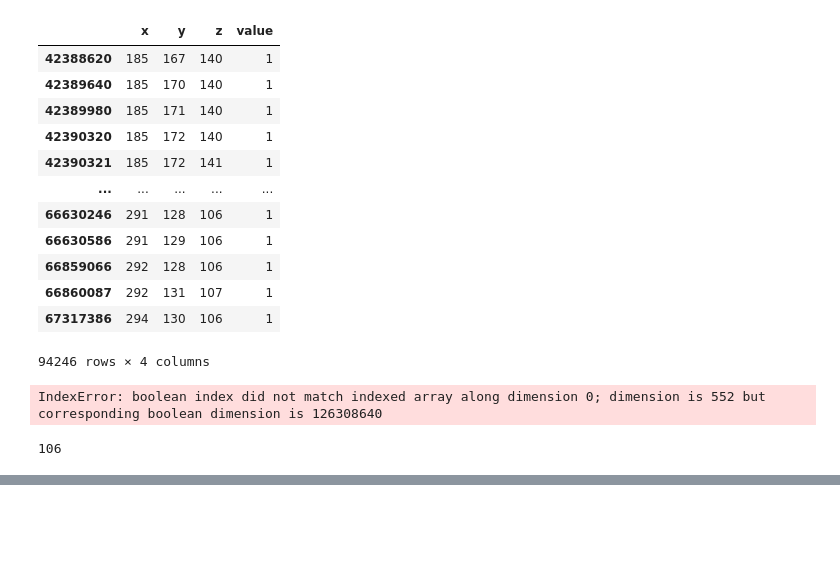
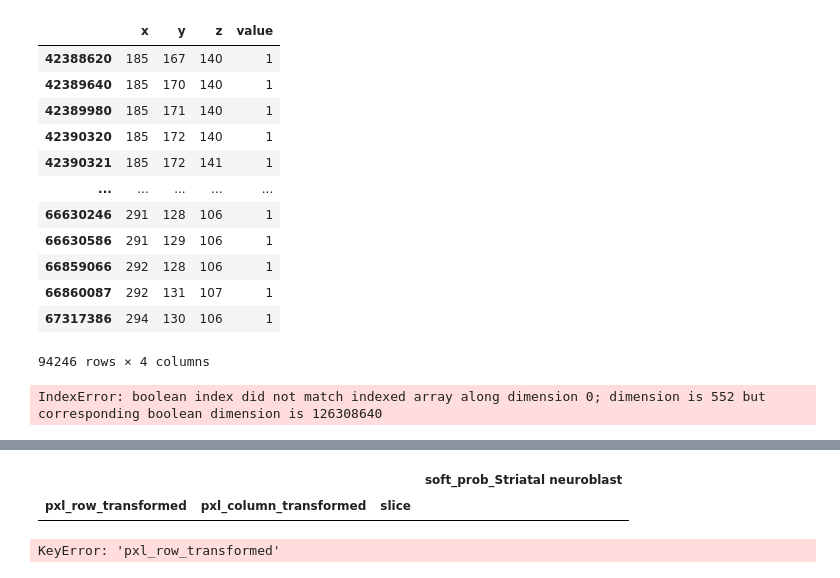
Before and after one commit to Albert-biorem/STalign, a Jupyter notebook: docs/notebooks/Get_all_visiums.ipynb, the cells around one changed output, grey strips where cells are left out. Drawn from its saved outputs; the diff is of its cells as text; code cells hidden in the pictures; blank space fills up the shorter version.

```diff
--- a/docs/notebooks/Get_all_visiums.ipynb
+++ b/docs/notebooks/Get_all_visiums.ipynb
@@ -592,11 +592,10 @@ fig.update_layout(title='3D Scatter Plot')
 fig.update_layout(autosize=True) # remove height=800
 fig.show(renderer="browser")
 # %%
-
-df[df["value"]!=0]["z"].min()
+Striatal_NB = df[["pxl_row_transformed", "pxl_column_transformed", "slice", "soft_prob_Striatal neuroblast"]]
+Striatal_NB.set_index(['pxl_row_transformed', 'pxl_column_transformed', "slice"], inplace=True)
+# Create a SimpleITK image from the numpy array
-# %% [output]
-106
 # %%
-94246
-58568132
-126308640
+%%time
+Striatal_NB.query("pxl_row_transformed == 167 and pxl_column_transformed == 140 and slice == 140 ")
+# %% [output]
@@ -602,0 +604,6 @@ df[df["value"]!=0]["z"].min()
+|  |  |  | soft_prob_Striatal neuroblast |
+| pxl_row_transformed | pxl_column_transformed | slice |  |
+# %%
+Striatal_NB[(Striatal_NB["pxl_row_transformed"] == 167) & (Striatal_NB["pxl_column_transformed"] == 140) & (Striatal_NB["slice"] == 15)]["soft_prob_Striatal neuroblast"].empty
+# %% [output]
+KeyError: 'pxl_row_transformed'
```
Also changed, not shown: parts of 6 cells of this notebook, 3 other files.
